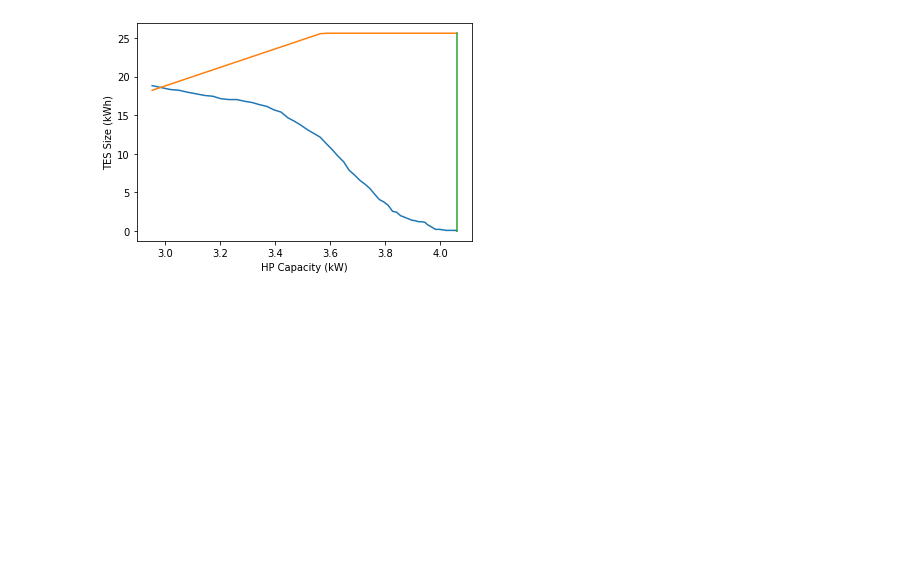
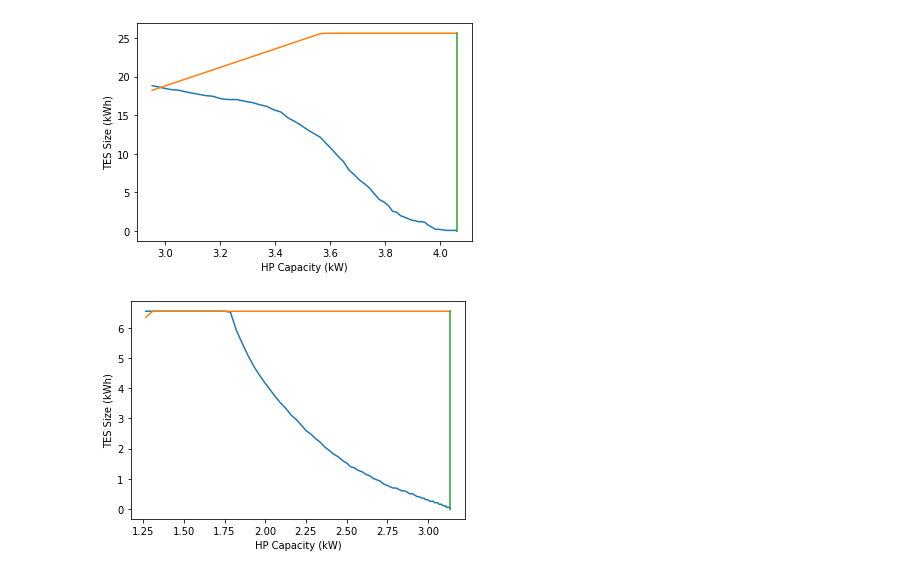
Before and after one commit to lazlop/HP_TES_sizing, a Jupyter notebook: Workbook.ipynb, the cells around one changed output. Cells and saved outputs as stored; diff of their text form; code cells hidden in the pictures; blank space fills up the shorter version.

```diff
--- a/Workbook.ipynb
+++ b/Workbook.ipynb
@@ -430,3 +479,11 @@ df represents days Index([2021-10-05, 2021-10-03, 2021-10-01, 2021-09-14, 2021-1
        2021-09-21],
       dtype='object')
 [figure]
+# %%
+dre_example = HP_sizer('MFRSizing.csv',
+        charge_p=(10,15), discharge_p=(17,20),
+        day = '2020-1-29',
+        index_col = 'Time', value_col = 'QHea')
+dre_example.sizing_plot()
+# %% [output]
+[figure, added]
```
Also changed, not shown: parts of 7 cells of this notebook, 1 other file.
